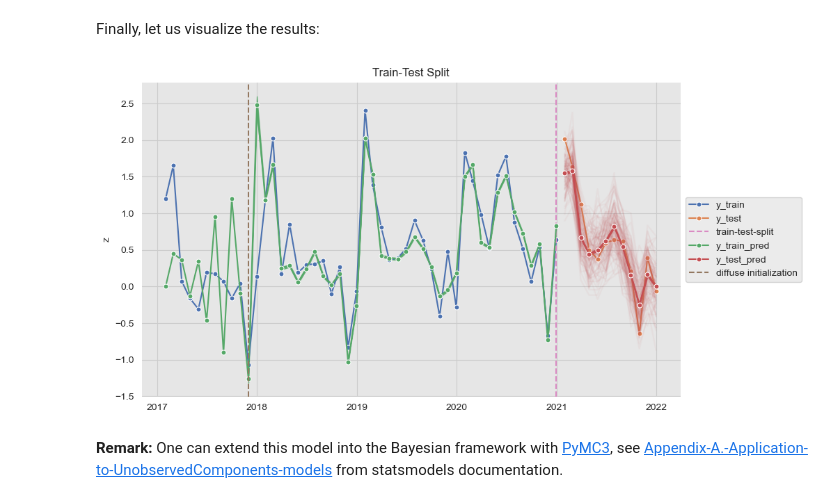
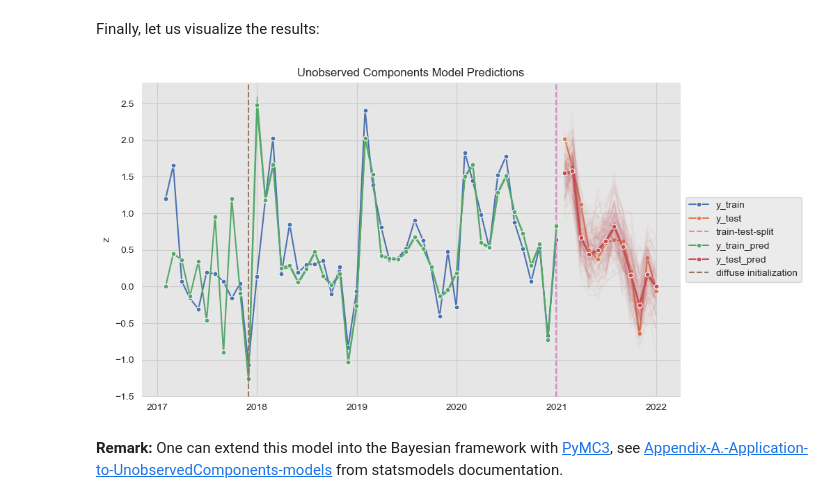
Before and after one commit to juanitorduz/btsa, a Jupyter notebook: python/intro_forecasting/unobserved_components.ipynb, the cells around one changed output. Cells and saved outputs as stored; diff of their text form; code cells hidden in the pictures.

Commit message:
add image and resources link meetup

```diff
--- a/python/intro_forecasting/unobserved_components.ipynb
+++ b/python/intro_forecasting/unobserved_components.ipynb
@@ -496,34 +496,35 @@ ax.fill_between(
 )
 
 # Predictions
 sns.lineplot(
     x=y_train.index,
     y=predictions_df['mean'],
     marker='o',
     markersize=5,
     color=sns_c[2],
     label='y_train_pred',
     ax=ax
 )
 sns.lineplot(
     x=y_test.index,
     y=forecast_df['mean'],
     marker='o',
     markersize=5,
     color=sns_c[3],
     label='y_test_pred',
     ax=ax
 )
 ax.axvline(
     x=y_train.index[10],
     color=sns_c[5],
     linestyle='--',
     label='diffuse initialization'
 )
 
 ax.legend(loc='center left', bbox_to_anchor=(1, 0.5))
-ax.set(title='Train-Test Split');
+ax.set(title='Unobserved Components Model Predictions')
+plt.savefig(f'images/unobserved_components_predictions.png', dpi=200, bbox_inches='tight');
 # %% [output]
-[figure, old version]
+[figure, new version]
 # %% [markdown]
 **Remark:** One can extend this model into the Bayesian framework with [PyMC3](https://docs.pymc.io/), see [Appendix-A.-Application-to-UnobservedComponents-models](https://www.statsmodels.org/dev/examples/notebooks/generated/statespace_sarimax_pymc3.html#Appendix-A.-Application-to-UnobservedComponents-models) from statsmodels documentation.
```
Also changed, not shown: parts of 1 cell of this notebook, 2 other files.
